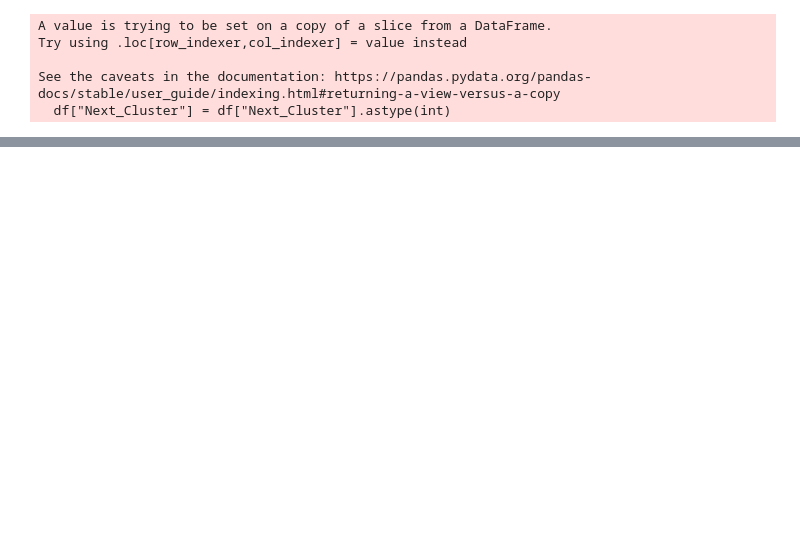
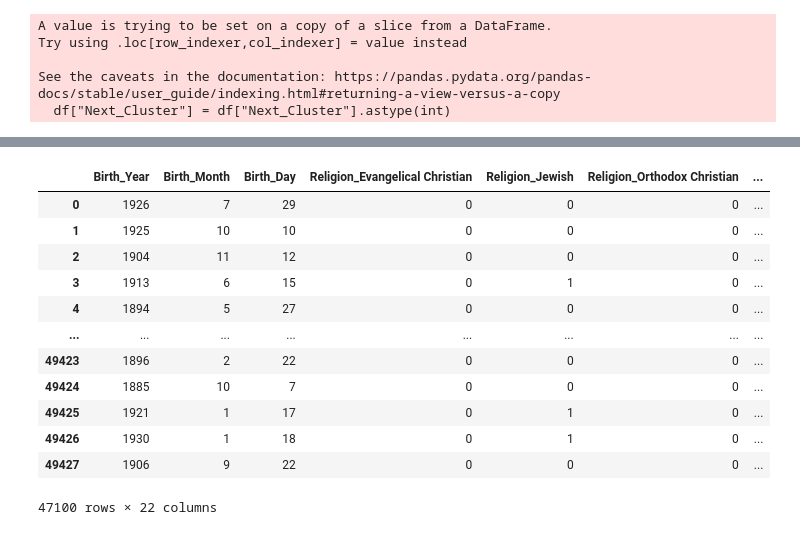
Before and after one commit to denishotii/Data4Good25, a Jupyter notebook: ruslan.ipynb, the cells around one changed output, grey strips where cells are left out. Saved outputs shown, nothing was run; the diff lists cells and outputs as text; code cells hidden in the pictures; blank space fills up the shorter version.

```diff
--- a/ruslan.ipynb
+++ b/ruslan.ipynb
@@ -36,3 +37,34 @@ df["Geo Location"][1]
+# %%
+import json
+
+# Dictionary to store cluster to city mappings
+cluster_to_city = {}
+
+# Function to extract cluster information from JSON
+def extract_cluster_info(json_data):
+    try:
+        data = json.loads(json_data)  # Parse JSON
+        for marker in data.get("markers", []):
+            if "location" in marker and "label" in marker:
+                lat, lon = marker["location"]["lat"], marker["location"]["lon"]
+                city = marker["label"]
+                cluster_id = (lat, lon)  # Use lat/lon as a unique cluster key
+                if cluster_id not in cluster_to_city:
+                    cluster_to_city[cluster_id] = {"city": city, "lat": lat, "lon": lon}
+    except json.JSONDecodeError:
+        pass  # Skip invalid JSON
+
+# Apply function to extract data
+df["Geo Location"].dropna().apply(extract_cluster_info)
+
+# Convert cluster_to_city mapping to the desired format
+structured_mapping = {data["city"]: {"lat": lat, "lon": lon} for (lat, lon), data in cluster_to_city.items()}
+
+# Print the structured mapping
+# print(json.dumps(structured_mapping, indent=4))
+
+# Optionally, save it as a dictionary for use in predictions
+city_location_mapping = structured_mapping
 # %%
 # import json
 # import pandas as pd
@@ -543,0 +799,16 @@ weighted avg       0.20      0.28      0.22       568
+# %%
+df
+# %% [output]
+|  | Birth_Year | Birth_Month | Birth_Day | Religion_Evangelical Christian | Religion_Jewish | Religion_Orthodox Christian | ... |
+| 0 | 1926 | 7 | 29 | 0 | 0 | 0 | ... |
+| 1 | 1925 | 10 | 10 | 0 | 0 | 0 | ... |
+| 2 | 1904 | 11 | 12 | 0 | 0 | 0 | ... |
+| 3 | 1913 | 6 | 15 | 0 | 1 | 0 | ... |
+| 4 | 1894 | 5 | 27 | 0 | 0 | 0 | ... |
+| ... | ... | ... | ... | ... | ... | ... | ... |
+| 49423 | 1896 | 2 | 22 | 0 | 0 | 0 | ... |
+| 49424 | 1885 | 10 | 7 | 0 | 0 | 0 | ... |
+| 49425 | 1921 | 1 | 17 | 0 | 1 | 0 | ... |
+| 49426 | 1930 | 1 | 18 | 0 | 1 | 0 | ... |
+| 49427 | 1906 | 9 | 22 | 0 | 0 | 0 | ... |
+47100 rows × 22 columns
```
Also changed, not shown: parts of 15 cells of this notebook.
